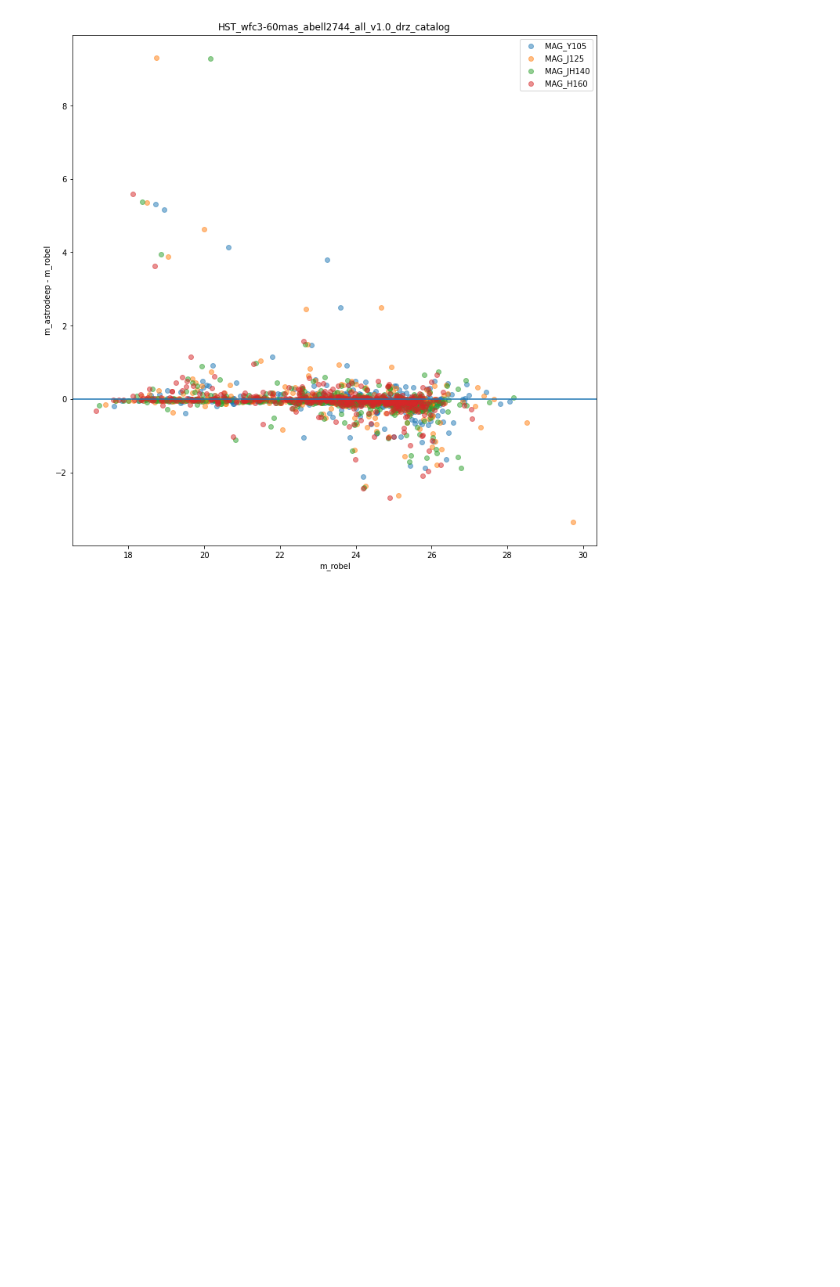
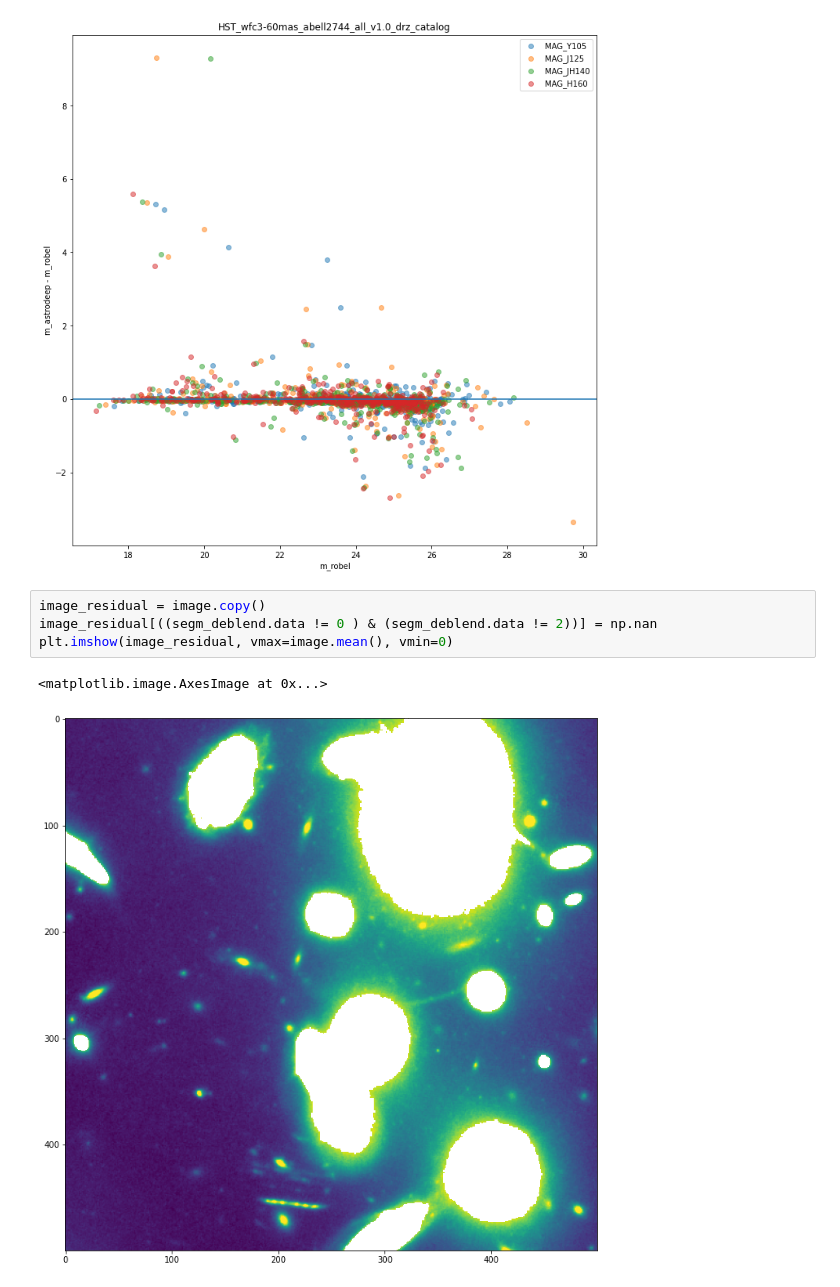
Before and after one commit to crawfordsm/lcbg, a Jupyter notebook: notebooks/find_lcbgs/petrosian_radius.ipynb, the cells around one changed output. Drawn from its saved outputs; the diff is of its cells as text; blank space fills up the shorter version.

```diff
--- a/notebooks/find_lcbgs/petrosian_radius.ipynb
+++ b/notebooks/find_lcbgs/petrosian_radius.ipynb
@@ -446,3 +464,10 @@ Mean[MAG_J125]: -0.028791166160849133
 Mean[MAG_JH140]: -0.058600086241409326
 Mean[MAG_H160]: -0.05613464998700826
 [figure]
+# %%
+image_residual = image.copy()
+image_residual[((segm_deblend.data != 0 ) & (segm_deblend.data != 2))] = np.nan
+plt.imshow(image_residual, vmax=image.mean(), vmin=0)
+# %% [output]
+<matplotlib.image.AxesImage at 0x...>
+[figure, added]
```
Also changed, not shown: parts of 7 cells of this notebook.
